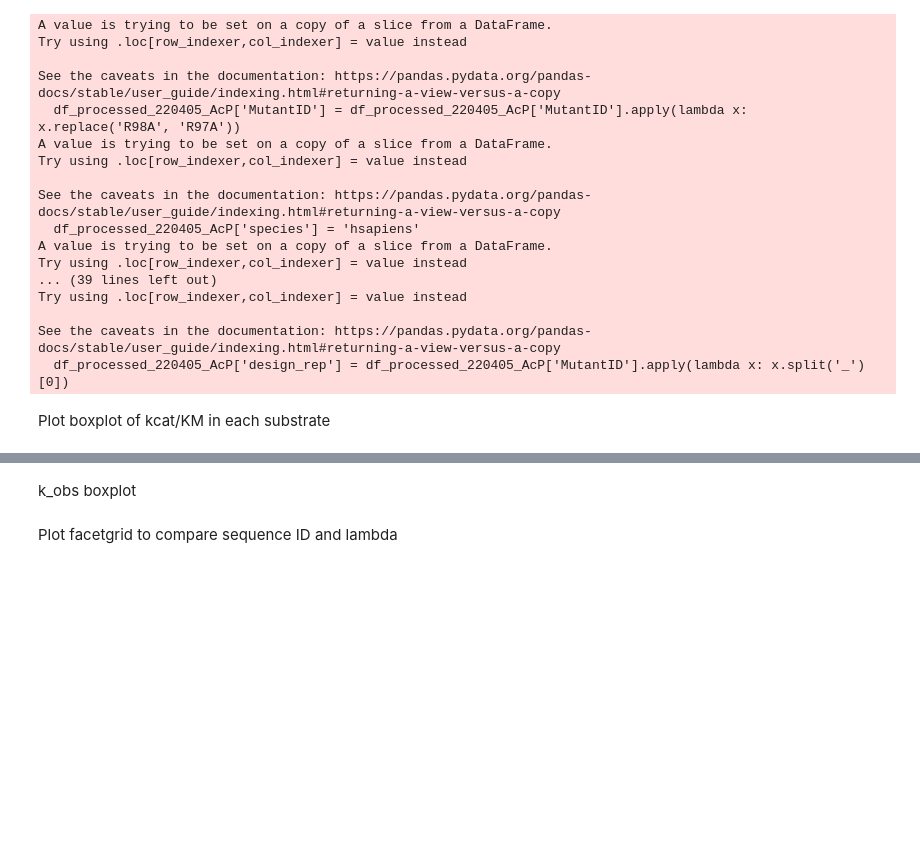
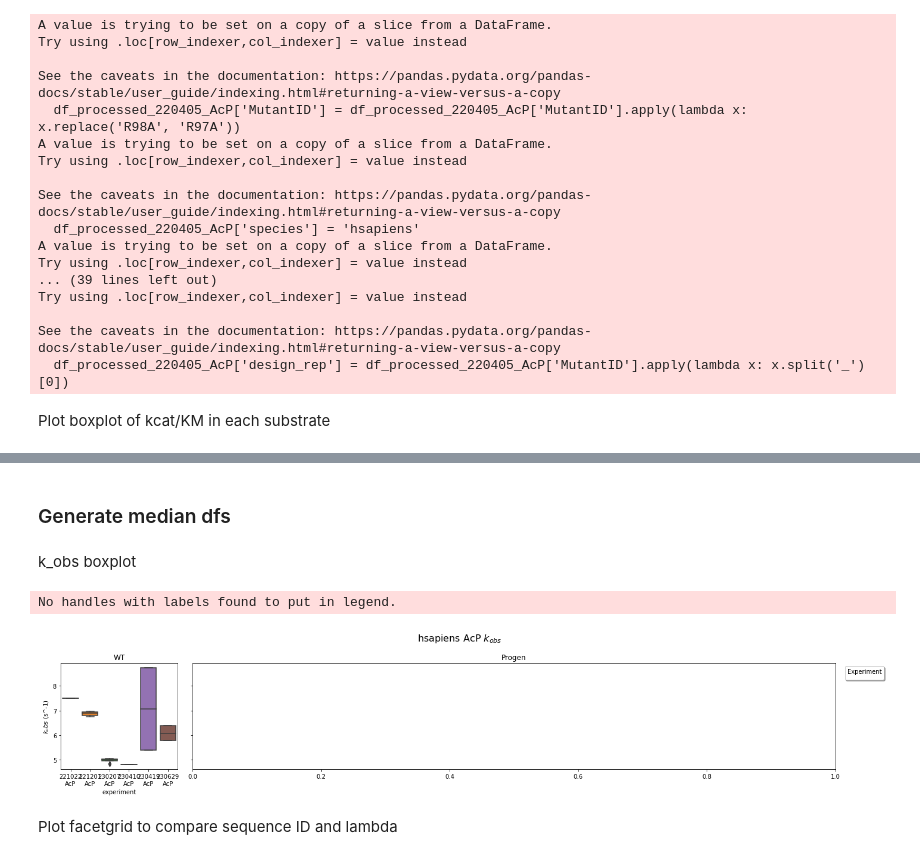
Before and after one commit to FordyceLab/htmek-workup, a Jupyter notebook: multi_experiment_aggregation/current_aggregation.ipynb, the cells around one changed output, grey strips where cells are left out. Drawn from its saved outputs; the diff is of its cells as text; code cells hidden in the pictures; blank space fills up the shorter version.

```diff
--- a/multi_experiment_aggregation/current_aggregation.ipynb
+++ b/multi_experiment_aggregation/current_aggregation.ipynb
@@ -1073,0 +1353,27 @@ See the caveats in the documentation: https://pandas.pydata.org/pandas-docs/stab
+# %%
+# get median WT rate for each species
+WT_rate_dict = {}
+substrates_list = ['AcP', 'ATP', 'PEP']
+species_list = dat['species'].unique()
+
+for species in species_list:
+    for substrate in substrates_list:
+        # filter for species and substrate
+        dat_filtered = dat[dat['substrate'] == substrate]
+        dat_filtered = dat_filtered[dat_filtered['species'] == species]
+
+        # get median WT rate
+        WT_rate = dat_filtered[dat_filtered['origin'] == 'WT']['kcat_over_KM_fit'].median()
+
+        # add to dictionary
+        if species not in WT_rate_dict.keys():
+            WT_rate_dict[species] = {}
+        WT_rate_dict[species][substrate] = WT_rate
+
+
+# create a new column for WT rate
+dat['WT_rate'] = dat.apply(lambda x: WT_rate_dict[x['species']][x['substrate']], axis=1)
+
+# create a new column for relative rate, then log transform
+dat['relative_rate'] = dat['kcat_over_KM_fit'] / dat['WT_rate']
+dat['relative_rate'] = np.log2(dat['relative_rate'])
@@ -1073,0 +1530,2 @@ See the caveats in the documentation: https://pandas.pydata.org/pandas-docs/stab
+# %% [markdown]
+### Generate median dfs
@@ -1076,8 +1560,8 @@ k_obs boxplot
 # %%
 import matplotlib.pyplot as plt
 
-species = 'phorikoshii'
-substrate = 'ATP'
+species = 'hsapiens'
+substrate = 'AcP'
 origin = 'progen'
 
 # Get all data from selected_turnover_dfs
@@ -1140,15 +1624,15 @@ dat = dat[dat['species'] == species]
 # remove local bg ratio below 2
 dat = dat[dat['local_bg_ratio'] >= 2]
 
-# remove low R2 kobs fits
-dat = dat[dat['Rsq_kobs'] >= 0.96]
+# # remove low R2 kobs fits
+# dat = dat[dat['Rsq_kobs'] >= 0.96]
 
 # Create a figure with four subplots
 fig, axs = plt.subplots(1, 2, figsize=(20, 4), gridspec_kw={'width_ratios': [2, 11]}, sharey=True)
 
 # In the first subplot, plot a bar chart of the WT sequence kcat_over_KM_fit values for each experiment
 if 'WT' in dat['origin'].unique():
-    sns.boxplot(x='experiment', y='kobs_over_enzyme_conc', data=dat[dat['origin'] == 'WT'], ax=axs[0])
+    sns.boxplot(x='experiment', y='kcat_over_KM_fit', data=dat[dat['origin'] == 'WT'], ax=axs[0])
     axs[0].set_title('WT')
     axs[0].set_ylabel('$k_obs$ (s^-1)')
 else:
@@ -1170,43 +1654,45 @@ else:
     sorted_order = sorted(mutants)
 
 # sort the data by the 'kcat_over_KM_fit' column
-dat_sorted = dat.sort_values('kobs_over_enzyme_conc')
+dat_sorted = dat.sort_values('kcat_over_KM_fit')
 
 # In the second subplot, plot a bar chart of the progen sequence kcat_over_KM_fit values, and dodge by experiment, sorting the mutants by the sorted_order
 dat_p = dat_sorted[dat_sorted['origin'] == origin]
 if 'limit' in dat_p.columns:
     dat_p['color'] = np.where(dat_p['limit'] == 'lower', '#CCCCCC', 'blue')
-    sns.boxplot(x='design_rep', y='kobs_over_enzyme_conc', data=dat_p, ax=axs[1], order=sorted_order, hue='experiment', dodge=True)
+    sns.boxplot(x='design_rep', y='kcat_over_KM_fit', data=dat_p, ax=axs[1], order=sorted_order, hue='experiment', dodge=True)
 axs[1].set_title(origin.capitalize())
 axs[1].set_ylabel('')
 axs[1].set_xlabel('')
-axs[1].set_ylim(0, 0.00005)
 
 # # set y scale as log
 # axs[1].set_yscale('log')
 
 # legend for second subplot
 axs[-1].legend(loc='upper left', bbox_to_anchor=(1.01, 1), fancybox=True, shadow=True, ncol=1, title='Experiment')
 
 # add super title to the figure
 fig.suptitle(' '.join([species, substrate, '$k_{obs}$']), fontsize=16)
 
 # tight layout
 plt.tight_layout()
 
 # make export path
 plot_export_path = figure_export_path + '/Catalysis/aggregated_expts/per_sequence_comparison/' + species + '/' + substrate + '/'
 
 # # make export path if it doesn't exist
 # if not os.path.exists(os.path.dirname(plot_export_path)):
 #     os.makedirs(os.path.dirname(plot_export_path))
 
 # # save images
 # plt.savefig(plot_export_path + species + '_' + substrate + '_' + origin + '_kcat_over_KM_aggregated_expts.png', dpi=300, bbox_inches='tight')
 # plt.savefig(plot_export_path + species + '_' + substrate + '_' + origin + '_kcat_over_KM_aggregated_expts.svg', bbox_inches='tight')
 
 # Show the plot
 plt.show()
+# %% [output]
+No handles with labels found to put in legend.
+[figure, added]
 # %% [markdown]
 Plot facetgrid to compare sequence ID and lambda
 # %%
```
Also changed, not shown: parts of 52 cells of this notebook, 4 other files.
